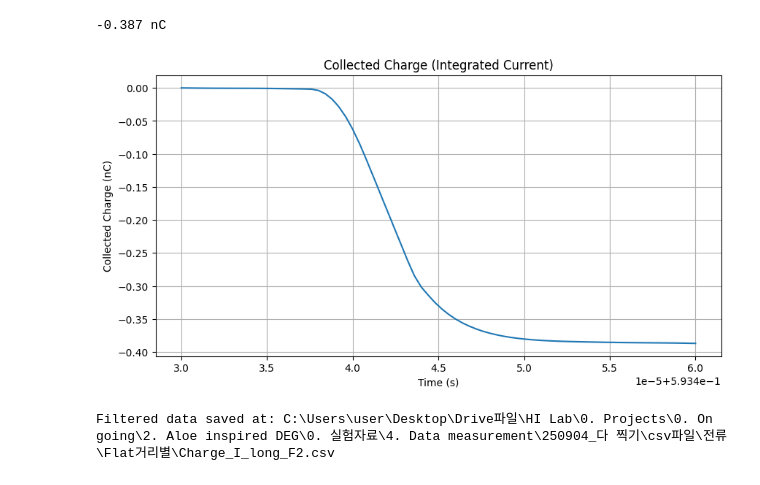
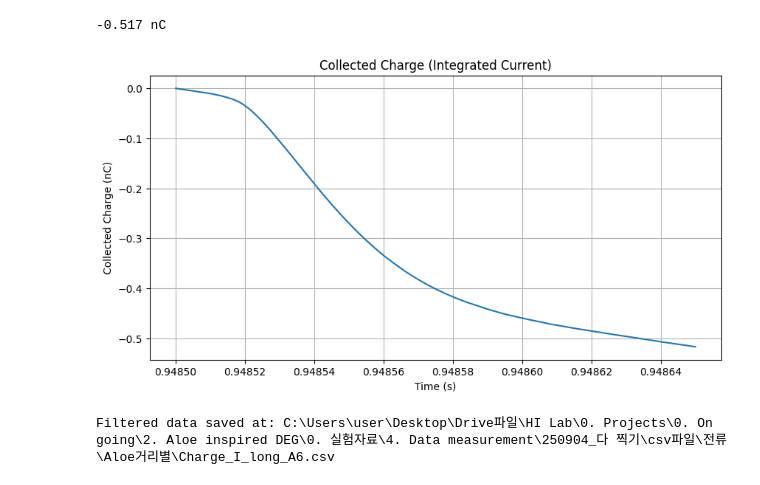
Before and after one commit to Gibeom-Lee/GB_practicing, a Jupyter notebook: data_processing/Integral.ipynb, the cells around one changed output. Cells and saved outputs as stored; diff of their text form; code cells hidden in the pictures.

```diff
--- a/data_processing/Integral.ipynb
+++ b/data_processing/Integral.ipynb
@@ -12,7 +12,7 @@ import os
 from scipy.signal import find_peaks
 # %%
 # 사용자 변경
-file_path = r"C:\Users\user\Desktop\Drive파일\HI Lab\0. Projects\0. On going\2. Aloe inspired DEG\0. 실험자료\4. Data measurement\250904_다 찍기\csv파일\전류\Flat거리별\I_long_F2.csv"
+file_path = r"C:\Users\user\Desktop\Drive파일\HI Lab\0. Projects\0. On going\2. Aloe inspired DEG\0. 실험자료\4. Data measurement\250904_다 찍기\csv파일\전류\Aloe거리별\I_long_A6.csv"
 
 # 얼마나 앞뒤 비율 사용할 것인지 (%) ===
 fraction_percent = 1  # 앞뒤 몇 %를 baseline 추정에 사용할지 조정 ####여기에서 오차 발생이 생길 수 있음.
@@ -103,6 +109,6 @@ Time: 1.95370 s, Current: -63.662 μA
 # %%
 # 2. 특정 범위 선택
-time_range = ( 0.59343, 0.59346 ) ########################## MUST BE MODIFIED MANUALLY
+time_range = ( 0.94850, 0.94865 ) ########################## MUST BE MODIFIED MANUALLY
 df_filtered = df[(df.iloc[:, 0] >= time_range[0]) & (df.iloc[:, 0] <= time_range[1])]
 
 # 양수/음수 분리
@@ -173,32 +179,32 @@ plt.show()
 # %%
 # ---- 아래 셀은 offset 바꿔가며 여러 번 실행해도 누적 안됨 ----
-offset_value = 0.0  ########################## MUST BE MODIFIED MANUALLY
+offset_value = -1.0  ########################## MUST BE MODIFIED MANUALLY
 
 # 딱 한 번만 실행해서 '기준'을 저장
 df_filtered_base = df_filtered.copy(deep=True)  # 원본 백업
 current_adj = df_filtered_base["Current"] + offset_value
 
 # 적분
 cumulative_charge = 1e3 * cumulative_trapezoid(current_adj.to_numpy(),
                                                df_filtered_base["Time"].to_numpy(),
                                                initial=0)
 
 # 플롯
 print(f"{np.min(cumulative_charge):.3f} nC")
 plt.figure(figsize=(10, 5))
 plt.plot(df_filtered_base["Time"], cumulative_charge, label="Cumulative Charge")
 plt.xlabel("Time (s)"); plt.ylabel("Collected Charge (nC)")
 plt.title("Collected Charge (Integrated Current)"); plt.grid(True); plt.show()
 
 # 8. 필터링된 데이터 저장
 folder_path = os.path.dirname(file_path)
 original_filename = os.path.basename(file_path)
 filtered_file_name = f"Charge_{original_filename}"
 filtered_file_path = os.path.join(folder_path, filtered_file_name)
 df_filtered.to_csv(filtered_file_path, index=False)
 
 print(f"Filtered data saved at: {filtered_file_path}")
 # %% [output]
--0.387 nC
+-0.517 nC
-[figure, old version]
+[figure, new version]
-Filtered data saved at: C:\Users\user\Desktop\Drive파일\HI Lab\0. Projects\0. On going\2. Aloe inspired DEG\0. 실험자료\4. Data measurement\250904_다 찍기\csv파일\전류\Flat거리별\Charge_I_long_F2.csv
+Filtered data saved at: C:\Users\user\Desktop\Drive파일\HI Lab\0. Projects\0. On going\2. Aloe inspired DEG\0. 실험자료\4. Data measurement\250904_다 찍기\csv파일\전류\Aloe거리별\Charge_I_long_A6.csv
```
Also changed, not shown: parts of 3 cells of this notebook.
